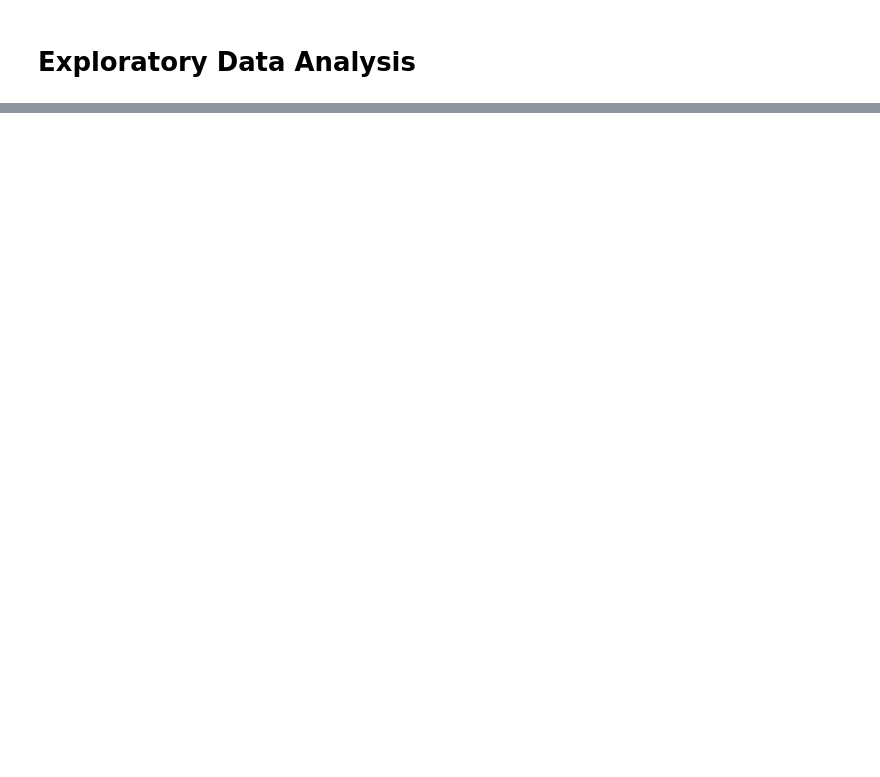
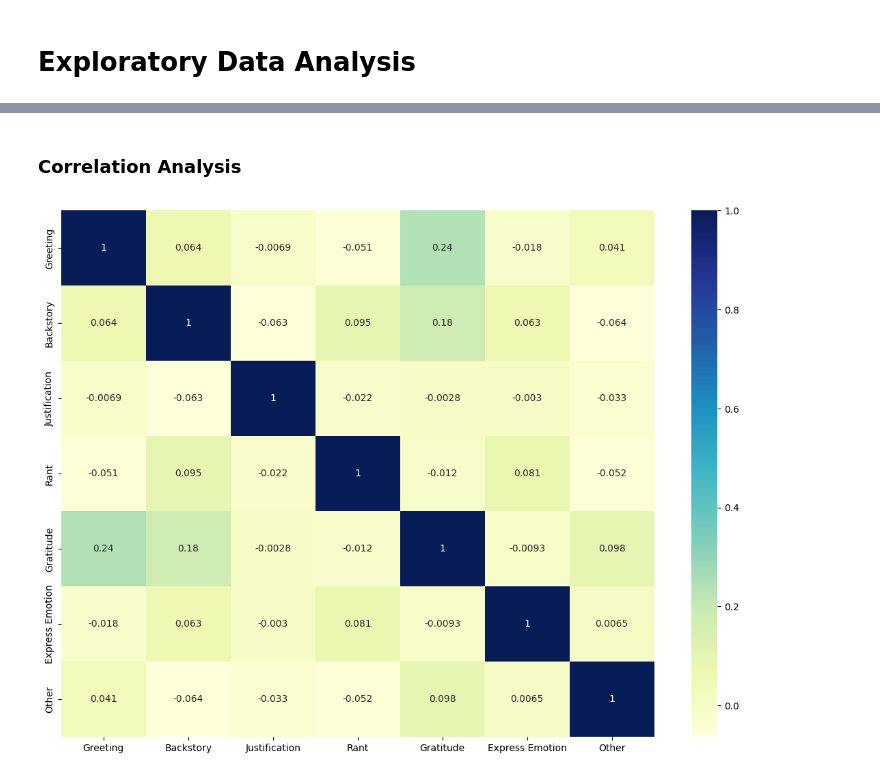
Before and after one commit to guddacandy/Improving-relational-language-understanding-in-IVA-s, a Jupyter notebook: IVA.ipynb, the cells around one changed output, grey strips where cells are left out. Drawn from its saved outputs; the diff is of its cells as text; code cells hidden in the pictures; blank space fills up the shorter version.

```diff
--- a/IVA.ipynb
+++ b/IVA.ipynb
@@ -927,0 +903,9 @@ visualize_categorical_columns(merged_by_threshold)
+# %% [markdown]
+### Correlation Analysis
+# %%
+# Correlation Analysis between the different classes
+plt.figure(figsize=(14, 10))
+sns.heatmap(selected_df[['Greeting', 'Backstory', 'Justification', 'Rant', 'Gratitude', 'Express Emotion', 'Other']].corr(), annot=True, cmap='YlGnBu')
+plt.show()
+# %% [output]
+[figure, added]
```
Also changed, not shown: parts of 85 cells of this notebook.
